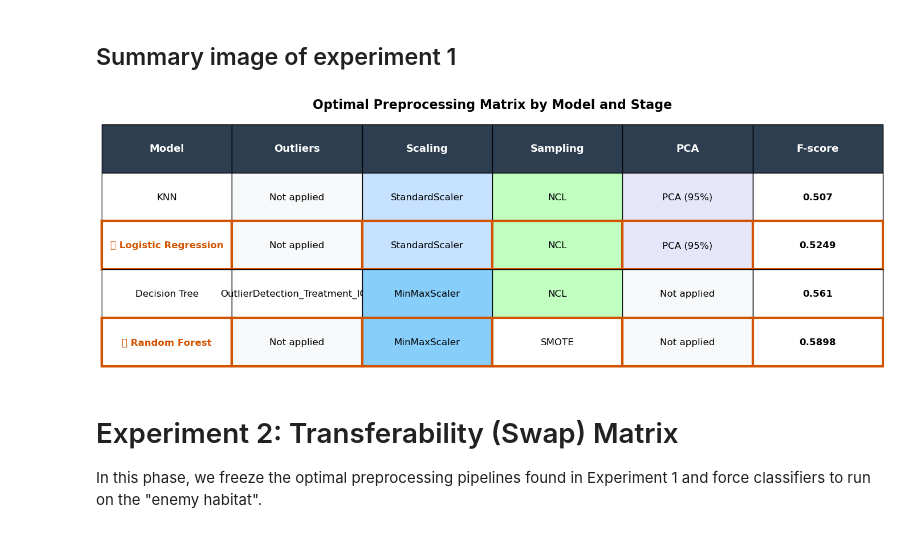
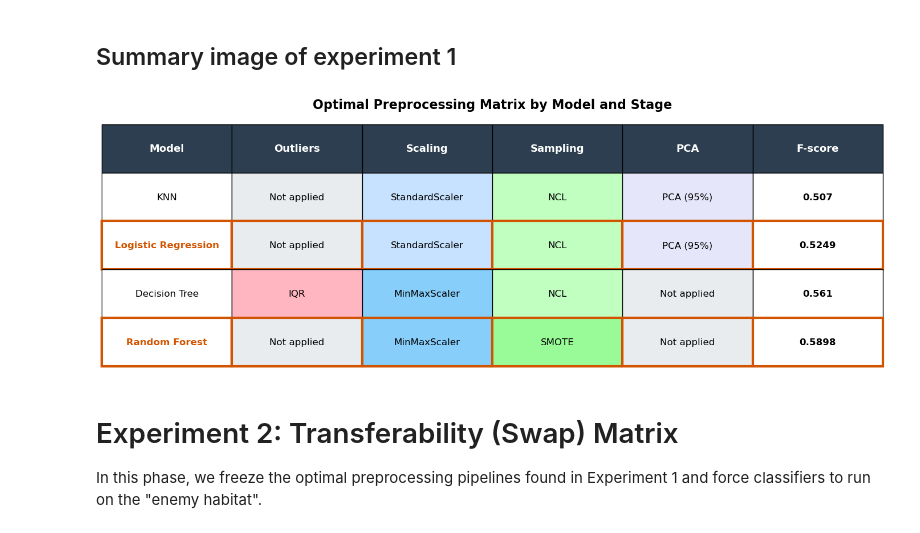
Before and after one commit to THeFeRTXo/Research-Project-Data-Mining, a Jupyter notebook: research_code.ipynb, the cells around one changed output. Saved outputs shown, nothing was run; the diff lists cells and outputs as text; code cells hidden in the pictures.

Commit message:
visual touches

```diff
--- a/research_code.ipynb
+++ b/research_code.ipynb
@@ -455,6 +455,9 @@ Best Parameters Chosen:
 # %% [markdown]
 ## Summary image of experiment 1
 # %%
+import matplotlib.pyplot as plt
+import pandas as pd
+
 # Extract and format data from phase1_results
 rows = []
 for model, data in phase1_results.items():
@@ -478,10 +481,18 @@ for model, data in phase1_results.items():
 
     # Clean up long names to fit aesthetically in the matrix
     for col in ['Outliers', 'Scaling', 'Sampling', 'PCA']:
-        if row[col] == 'passthrough': row[col] = 'Not applied'
-        elif 'OutlierDetecion' in row[col]: row[col] = 'IQR'
-        elif 'Neighbourhood' in row[col]: row[col] = 'NCL'
-        elif 'PCA' in row[col] and col == 'PCA': row[col] = 'PCA (95%)'
+        if row[col] == 'passthrough':
+            row[col] = 'Not applied'
+        elif 'IQR' in row[col]:
+            row[col] = 'IQR'
+        elif 'MeanStd' in row[col]:
+            row[col] = 'MeanStd'
+        elif 'Neighbourhood' in row[col]:
+            row[col] = 'NCL'
+        elif 'SMOTE' in row[col]:
+            row[col] = 'SMOTE'
+        elif 'PCA' in row[col] and col == 'PCA':
+            row[col] = 'PCA (95%)'
 
     rows.append(row)
 
@@ -496,17 +507,18 @@ winning_rows = [idx_distances + 1, idx_trees + 1]
 
 # Configure colors for the visual matrix (Categorical Heatmap)
 technique_colors = {
-    'Not applied': '#f8f9fa',    # Very light gray (Almost white)
+    'Not applied': '#e9ecef',    # gray
     'StandardScaler': '#c6e2ff', # Pastel blue
     'MinMaxScaler': '#87cefa',   # Vivid blue
     'NCL': '#c1ffc1',            # Pastel green
+    'SMOTE': '#98fb98',          # Mint green
     'PCA (95%)': '#e6e6fa',      # Pastel purple
-    'IQR': '#ffb6c1'             # Light red/Pink
+    'IQR': '#ffb6c1',            # Light red/Pink
+    'MeanStd': '#ff9999'         # red
 }
 
-# Draw the matrix using Matplotlib Table
 fig, ax = plt.subplots(figsize=(14, 5))
-ax.axis('off') # Remove the axes from the graph
+ax.axis('off')
 
 table = ax.table(cellText=df_plot.values,
                  colLabels=df_plot.columns,
@@ -514,42 +526,38 @@ table = ax.table(cellText=df_plot.values,
                  loc='center',
                  bbox=[0, 0, 1, 1])
 
-# Global table styles
 table.auto_set_font_size(False)
 table.set_fontsize(12)
 
 # Iterate over the cells to apply formats, colors, and highlight winners
 for (row, col), cell in table.get_celld().items():
     if row == 0:
         # Header Style
         cell.set_text_props(weight='bold', color='white', fontsize=13)
         cell.set_facecolor('#2c3e50') # Dark slate blue
     else:
         text = cell.get_text().get_text()
 
         # Color the cell background based on the chosen technique
         cell.set_facecolor(technique_colors.get(text, '#ffffff'))
 
         # Bold format for the F-score column
         if col == 5:
             cell.set_text_props(weight='bold')
 
-        # HIGHLIGHT THE WINNERS OF EACH FAMILY
         if row in winning_rows:
             cell.set_edgecolor('#d35400') # Thick copper/gold border
             cell.set_linewidth(3)         # Make the outer line thicker
 
-            # Add the trophy to the model name and color it copper
             if col == 0:
                 cell.set_text_props(weight='bold', color='#d35400')
-                cell.get_text().set_text(f"🏆 {text}")
+                cell.get_text().set_text(f"{text}")
 
-# Final adjustments
 plt.title("Optimal Preprocessing Matrix by Model and Stage", fontsize=16, weight='bold', pad=20)
 plt.tight_layout()
 plt.show()
 # %% [output]
-[figure, old version]
+[figure, new version]
 # %% [markdown]
 # Experiment 2: Transferability (Swap) Matrix
 In this phase, we freeze the optimal preprocessing pipelines found in Experiment 1 and force classifiers to run on the "enemy habitat".
```
